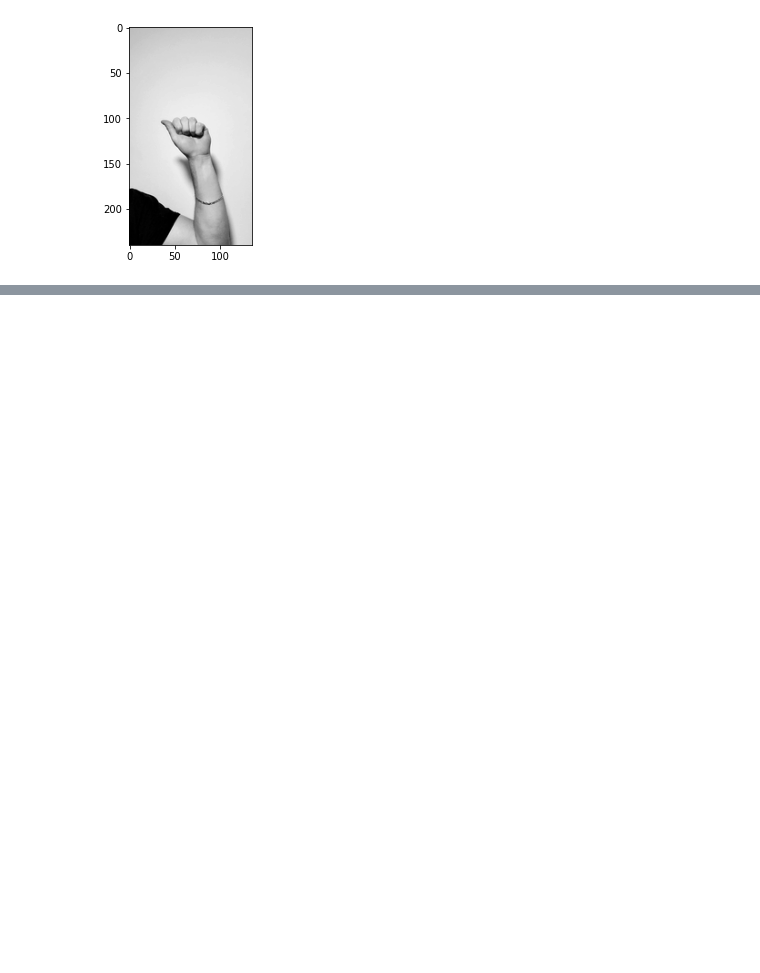
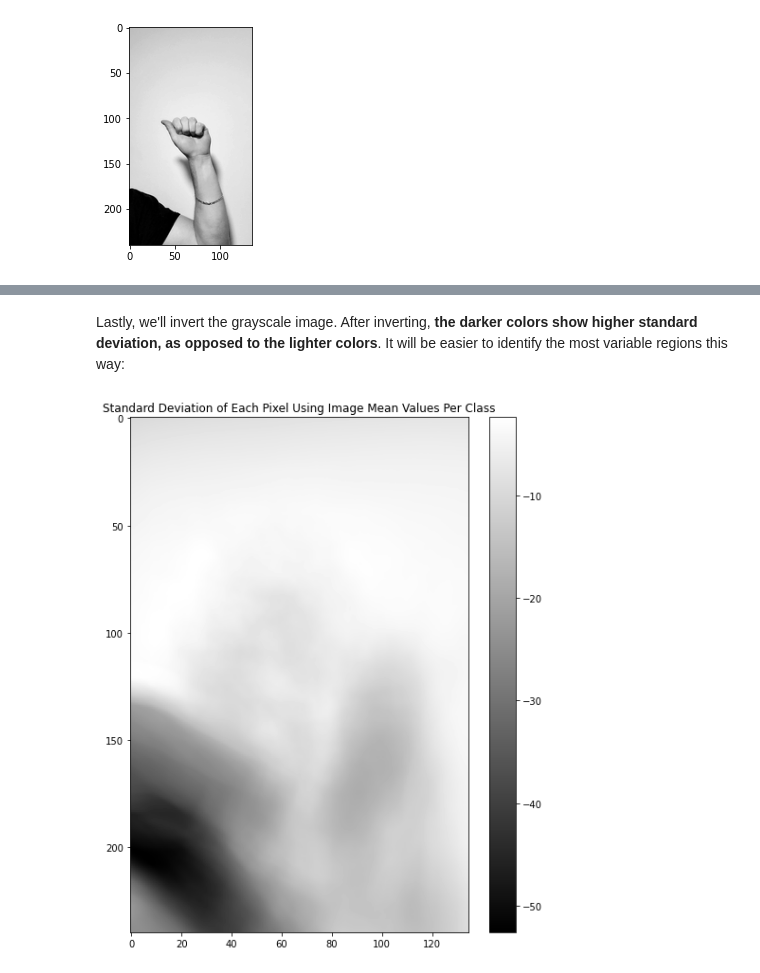
Before and after one commit to zachcarlson/ASLImageRecognition, a Jupyter notebook: ASLImageRecognition.ipynb, the cells around one changed output, grey strips where cells are left out. Saved outputs shown, nothing was run; the diff lists cells and outputs as text; code cells hidden in the pictures; blank space fills up the shorter version.

```diff
--- a/ASLImageRecognition.ipynb
+++ b/ASLImageRecognition.ipynb
@@ -93,0 +176,3 @@ print_mean_image(letter_B)
+# %%
+test = pd.read_csv("C:/Users/Zach/Documents/Github/ASLImageRecognition/letter_means_df.csv")
+test.head()
@@ -93,0 +189,7 @@ print_mean_image(letter_B)
+# %%
+image_mean_values = test.iloc[:,1:]
+labels = test.iloc[:,:1]
+
+image_mean_values_std = image_mean_values.std().to_frame()
+image_mean_values_std.columns = ["std"]
+image_mean_values_std.head()
@@ -93,0 +205,3 @@ print_mean_image(letter_B)
+# %%
+image_mean_values = image_mean_values_std.to_numpy()
+image_mean_values
@@ -93,0 +216,12 @@ print_mean_image(letter_B)
+# %%
+image_mean_values = image_mean_values.reshape(240, 135)
+# %% [markdown]
+Lastly, we'll invert the grayscale image.  After inverting, **the darker colors show higher standard deviation, as opposed to the lighter colors**.  It will be easier to identify the most variable regions this way:
+# %%
+plt.imshow(1 - image_mean_values, aspect="auto") #invert black and white
+plt.colorbar()
+plt.title("Standard Deviation of Each Pixel Using Image Mean Values Per Class")
+plt.gcf().set_size_inches(8, 10)
+plt.gray()
+# %% [output]
+[figure, added]
```
Also changed, not shown: parts of 28 cells of this notebook.
